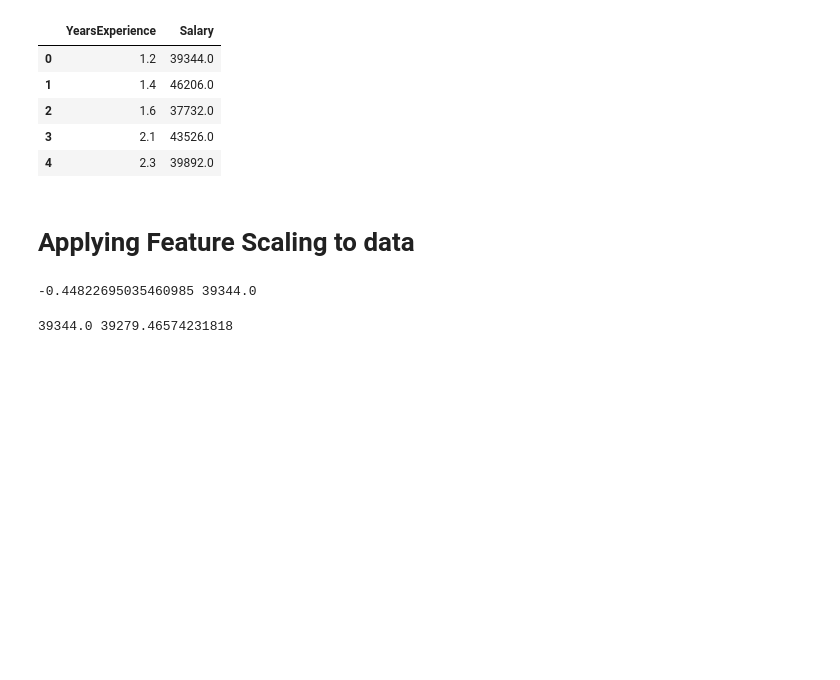
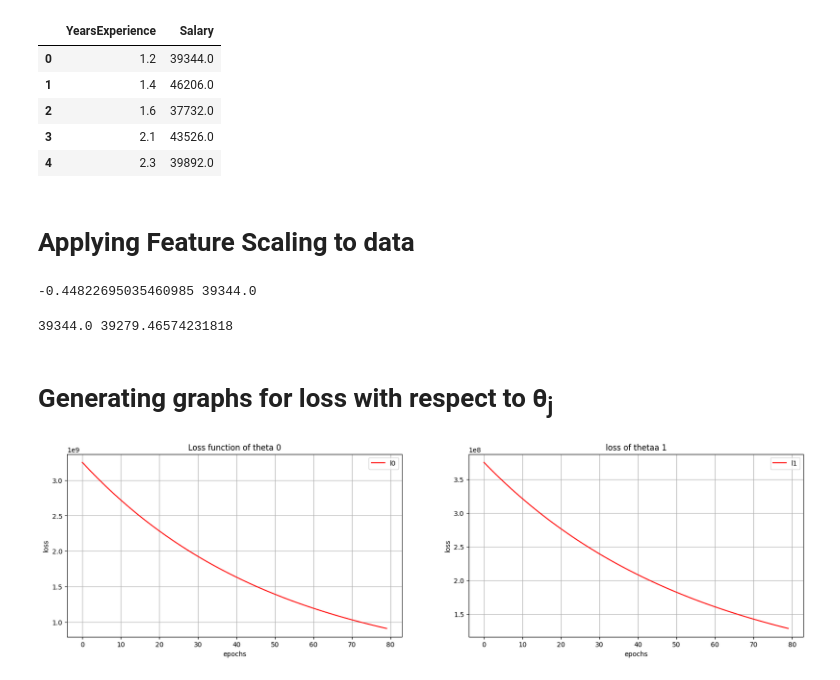
Before and after one commit to tkC0ding/LinearRegression, a Jupyter notebook: Linear_Regression.ipynb, the cells around one changed output. Cells and saved outputs as stored; diff of their text form; code cells hidden in the pictures; blank space fills up the shorter version.

Commit message:
Updated Code File
Generated graphs of loss with respect to theta

```diff
--- a/Linear_Regression.ipynb
+++ b/Linear_Regression.ipynb
@@ -103,18 +103,26 @@ class LinearRegression:
         self.theta_0 = 0
 
     def fit(self):
+        l_loss_theta_0 = []
+        l_loss_theta_1 = []
+        l_epochs = []
         for _ in range(self.epochs):
+            l_epochs.append(_)
             predictions = (self.features*self.theta_1) + self.theta_0
 
             m = len(self.labels)
 
             errors = predictions - self.labels
 
+            l_loss_theta_0.append((np.sum(errors**2)/(2*m)))
+            l_loss_theta_1.append((np.sum((errors*self.features)**2)/(2*m)))
+
             temp0 = self.theta_0 - ((self.learning_rate/m)*np.sum(errors))
             temp1 = self.theta_1 - ((self.learning_rate/m)*np.sum(errors*self.features))
 
             self.theta_0 = temp0
             self.theta_1 = temp1
+        return(l_loss_theta_0, l_loss_theta_1, l_epochs)
 
     def predict(self, x_test):
         prediction = (self.theta_1 * x_test) + self.theta_0
@@ -142,8 +150,8 @@ Xmean = X.mean()
 X = ((X - Xmean)/Xrange)
 # %%
 model = LinearRegression(X, Y, 0.01, 80)
-# %%
-model.fit()
+# %%
+l_theta0, l_theta1, l_epochs = model.fit()
 # %%
 a = X.iloc[0]
 b = Y.iloc[0]
@@ -156,3 +164,25 @@ h = model.predict(a)
 print(b, h)
 # %% [output]
 39344.0 39279.46574231818
+# %% [markdown]
+# Generating graphs for loss with respect to &theta;<sub>j</sub>
+# %%
+fig, ax = plt.subplots(1, 2, figsize=(20,5))
+
+ax[0].plot(l_epochs, l_theta0, color='red', label='l0')
+ax[0].grid(True)
+ax[0].set_xlabel('epochs')
+ax[0].set_ylabel('loss')
+ax[0].set_title('Loss function of theta 0')
+ax[0].legend()
+
+ax[1].plot(l_epochs, l_theta1, color='red', label='l1')
+ax[1].grid(True)
+ax[1].set_xlabel('epochs')
+ax[1].set_ylabel('loss')
+ax[1].set_title('loss of thetaa 1')
+ax[1].legend()
+
+fig.show()
+# %% [output]
+[figure, added]
```
